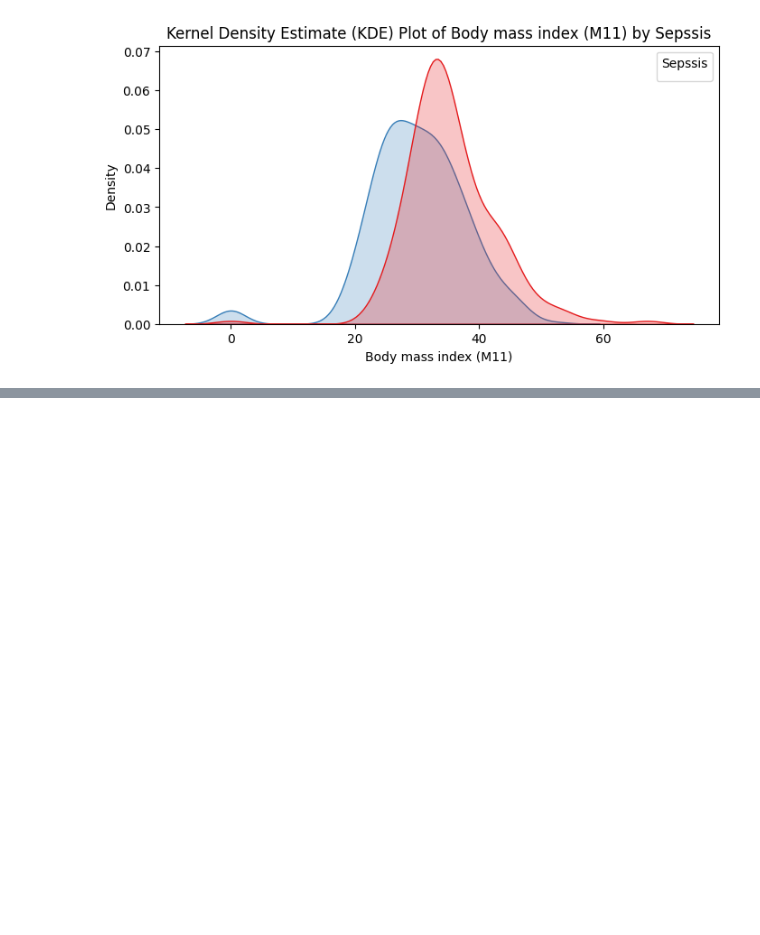
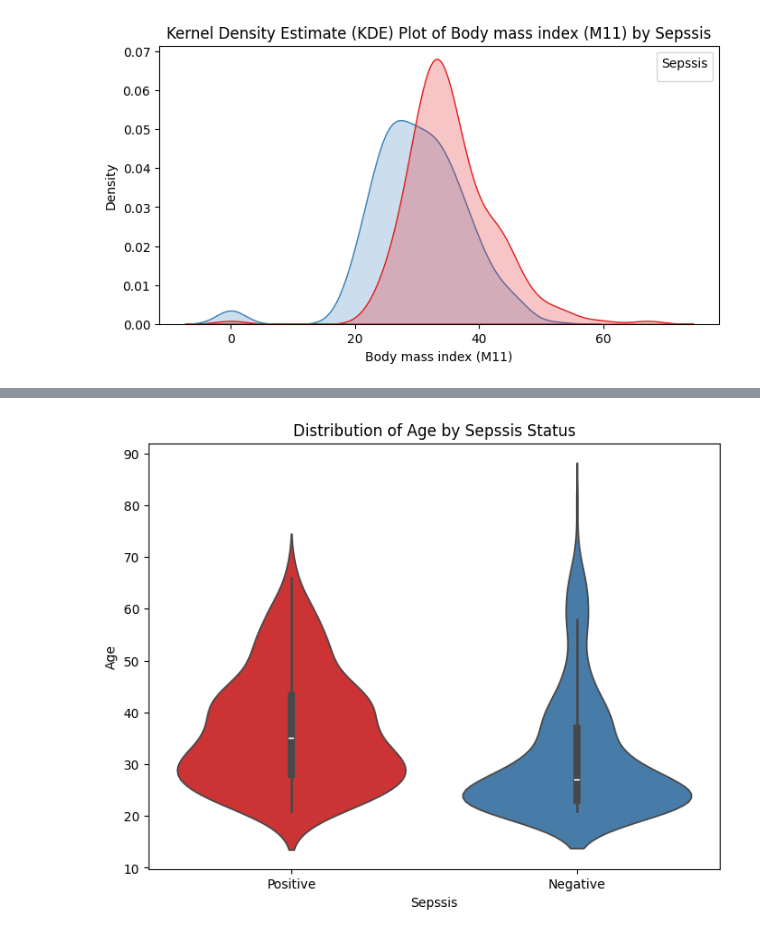
Before and after one commit to Lmarufu/Machine-Learning-with-FastAPI, a Jupyter notebook: notebook.ipynb, the cells around one changed output, grey strips where cells are left out. Drawn from its saved outputs; the diff is of its cells as text; code cells hidden in the pictures; blank space fills up the shorter version.

```diff
--- a/notebook.ipynb
+++ b/notebook.ipynb
@@ -211,0 +450,10 @@ No artists with labels found to put in legend.  Note that artists whose label st
+# %%
+# Bivariate analysis: Age vs. Sepssis
+plt.figure(figsize=(8, 6))
+sns.violinplot(x='Sepssis', y='Age', data=df, palette='Set1')
+plt.title('Distribution of Age by Sepssis Status')
+plt.xlabel('Sepssis')
+plt.ylabel('Age')
+plt.show()
+# %% [output]
+[figure, added]
```
Also changed, not shown: parts of 35 cells of this notebook, 2 other files.
